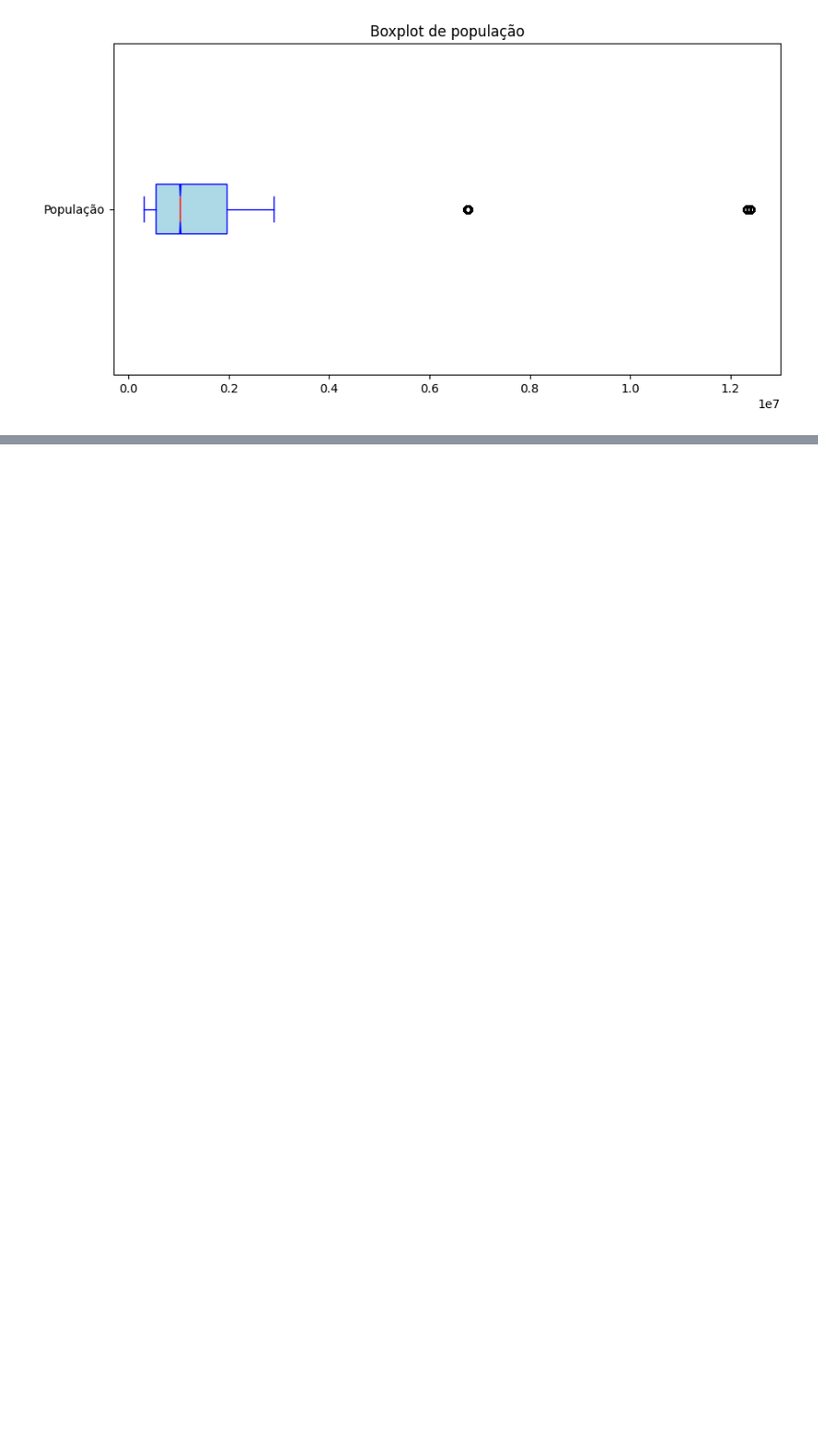
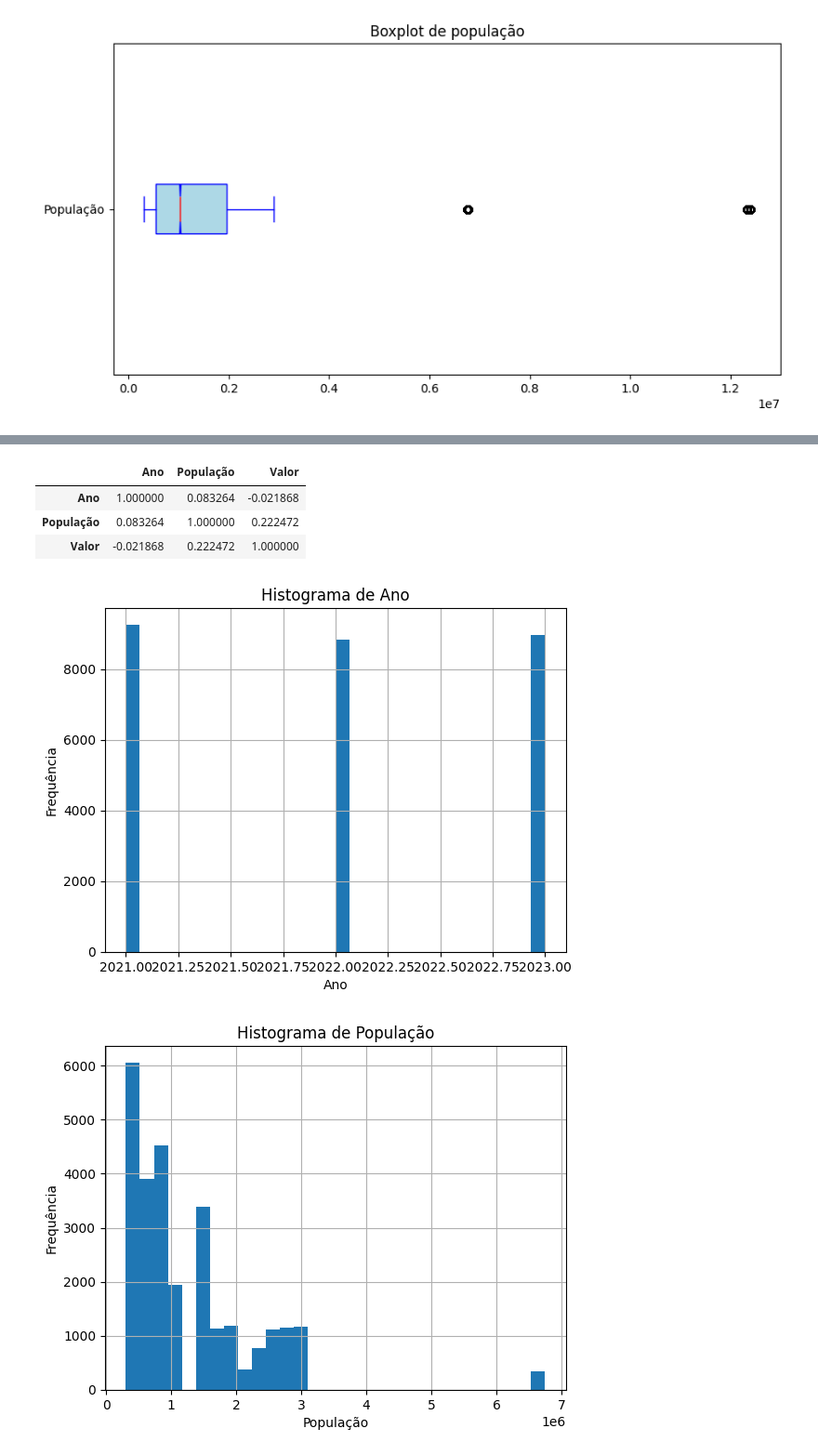
Before and after one commit to juliajgmb/projeto_icd, a Jupyter notebook: analise_inicial.ipynb, the cells around one changed output, grey strips where cells are left out. Shown: that part at 93% size. Saved outputs shown, nothing was run; the diff lists cells and outputs as text; code cells hidden in the pictures; blank space fills up the shorter version.

Commit message:
colocando histogramas e grafico de dispersâo

```diff
--- a/analise_inicial.ipynb
+++ b/analise_inicial.ipynb
@@ -205,0 +208,6 @@ dataset_copia = dataset_copia[(dados['População'] < dados['População'].quant
+# %%
+# filtrando apenas para as colunas com variaiveis numericas:
+dataset_copiaNumerico = dataset_copia.select_dtypes(include=['number'])
+
+# mostrando as informacoes do dataset apenas com os valores numericos:
+dataset_copiaNumerico.info()
@@ -205,0 +225,34 @@ dataset_copia = dataset_copia[(dados['População'] < dados['População'].quant
+# %%
+dataset_copiaNumerico.corr()
+# %% [output]
+|  | Ano | População | Valor |
+| Ano | 1.000000 | 0.083264 | -0.021868 |
+| População | 0.083264 | 1.000000 | 0.222472 |
+| Valor | -0.021868 | 0.222472 | 1.000000 |
+# %%
+
+# Fazer uma cópia do dataset original
+dataset_copiaNumerico_log = dataset_copiaNumerico.copy()
+
+# Garantir que não há valores menores ou iguais a 0 na cópia para a coluna "População"
+dataset_copiaNumerico_log = dataset_copiaNumerico_log[dataset_copiaNumerico_log["População"] > 0]
+
+# Aplicar o logaritmo base 10 na coluna "População" e criar uma nova coluna "Log População"
+dataset_copiaNumerico_log["Log População"] = np.log10(dataset_copiaNumerico_log["População"])
+
+# Garantir que não há valores menores ou iguais a 0 na cópia para a coluna "Valor"
+dataset_copiaNumerico_log = dataset_copiaNumerico_log[dataset_copiaNumerico_log["Valor"] > 0]
+
+# Aplicar o logaritmo base 10 na coluna "Valor" e criar uma nova coluna "Log Valor"
+dataset_copiaNumerico_log["Log Valor"] = np.log10(dataset_copiaNumerico_log["Valor"])
+# %%
+for coluna in dataset_copiaNumerico_log.columns:
+    plt.figure()  # Cria uma nova figura para cada histograma
+    dataset_copiaNumerico_log[coluna].hist(bins=30)  # Histograma da coluna atual
+    plt.title(f'Histograma de {coluna}')  # Título do histograma
+    plt.xlabel(coluna)  # titulo do eixo x
+    plt.ylabel('Frequência')  # titulo do eixo y
+    plt.show()  # usei para exibir o histograma
+# %% [output]
+[figure, added]
+[figure, added]
```
Also changed, not shown: parts of 5 cells of this notebook.
